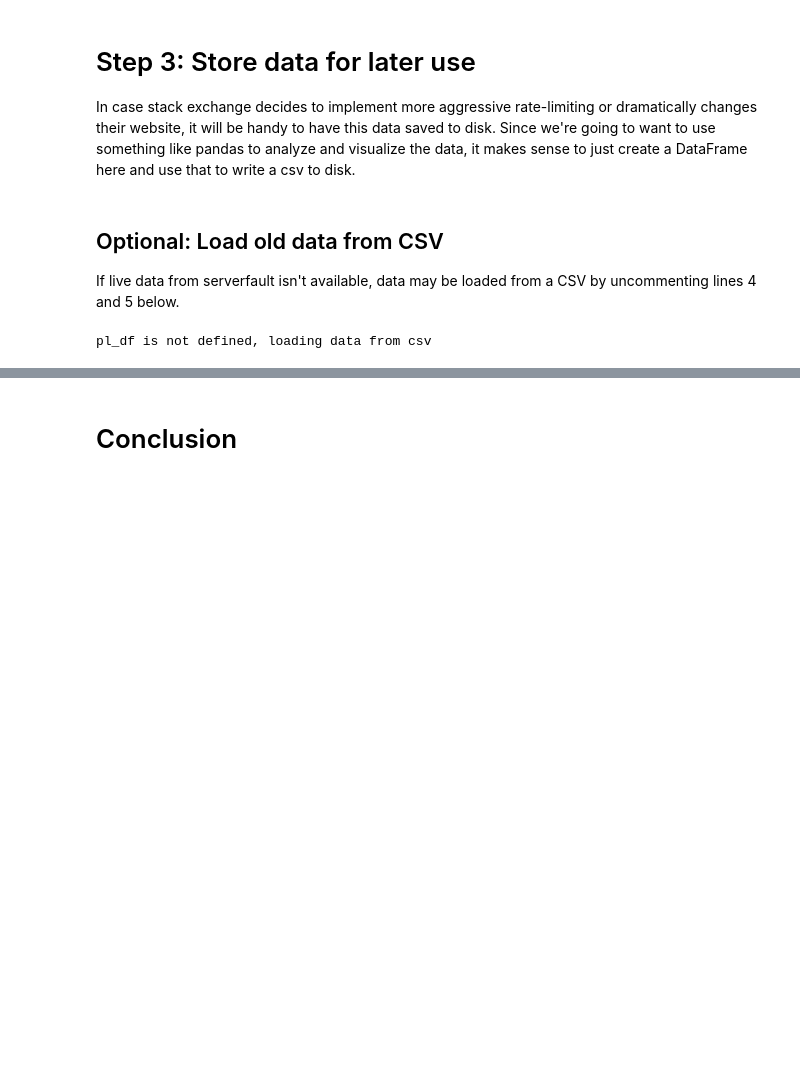
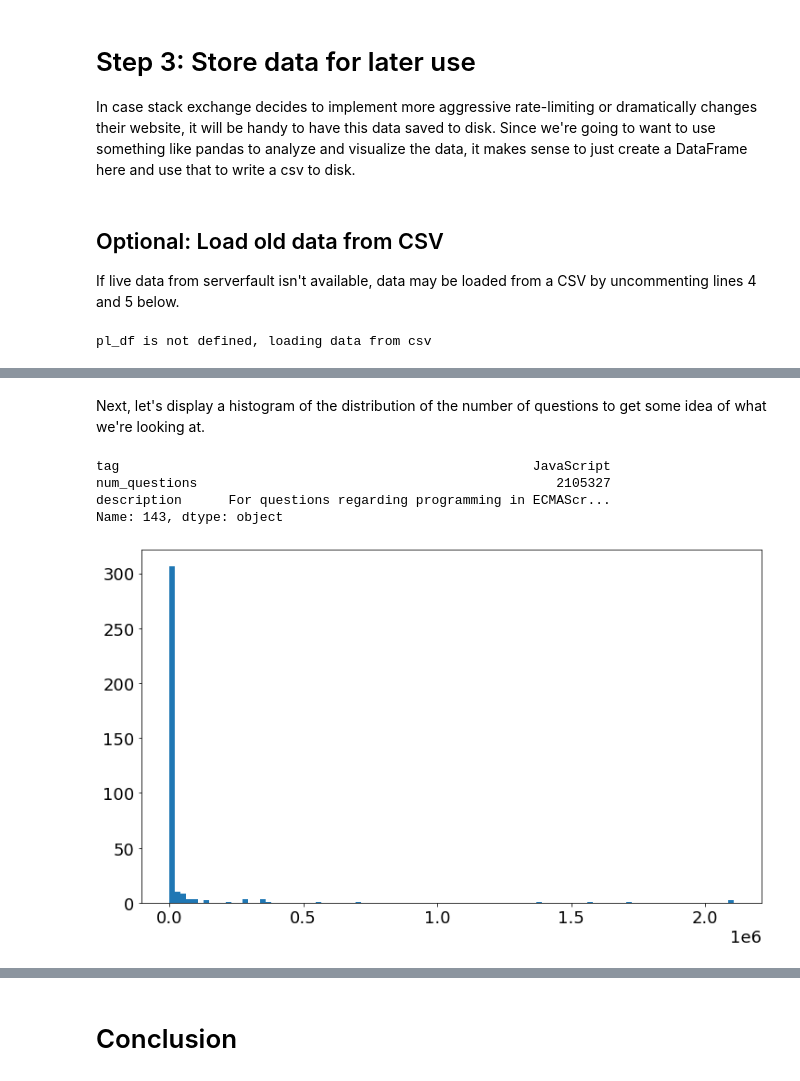
Before and after one commit to paigeweber13/learning-sandbox, a Jupyter notebook: data-science/stackoverflow-questions-per-language/stackoverflow-questions-per-language.ipynb, the cells around one changed output, grey strips where cells are left out. Cells and saved outputs as stored; diff of their text form; code cells hidden in the pictures; blank space fills up the shorter version.

Commit message:
started visualizing data, identified some problems
Problems were with list of programming languages and I've tried to
remedy them

```diff
--- a/data-science/stackoverflow-questions-per-language/stackoverflow-questions-per-language.ipynb
+++ b/data-science/stackoverflow-questions-per-language/stackoverflow-questions-per-language.ipynb
@@ -353,0 +359,20 @@ plt.show()
+# %% [markdown]
+Next, let's display a histogram of the distribution of the number of questions to get some idea of what we're looking at.
+# %%
+# this way we know the range of our data, to have a guess at the
+# number of bins we'll need
+pl_df.iloc[0]
+# %% [output]
+tag                                                     JavaScript
+num_questions                                              2105327
+description      For questions regarding programming in ECMAScr...
+Name: 143, dtype: object
+# %%
+fig = plt.figure(figsize=(12, 7))
+ax = plt.subplot()
+
+ax.hist(pl_df['num_questions'], bins=100)
+
+plt.show()
+# %% [output]
+[figure, added]
```
Also changed, not shown: parts of 9 cells of this notebook.
